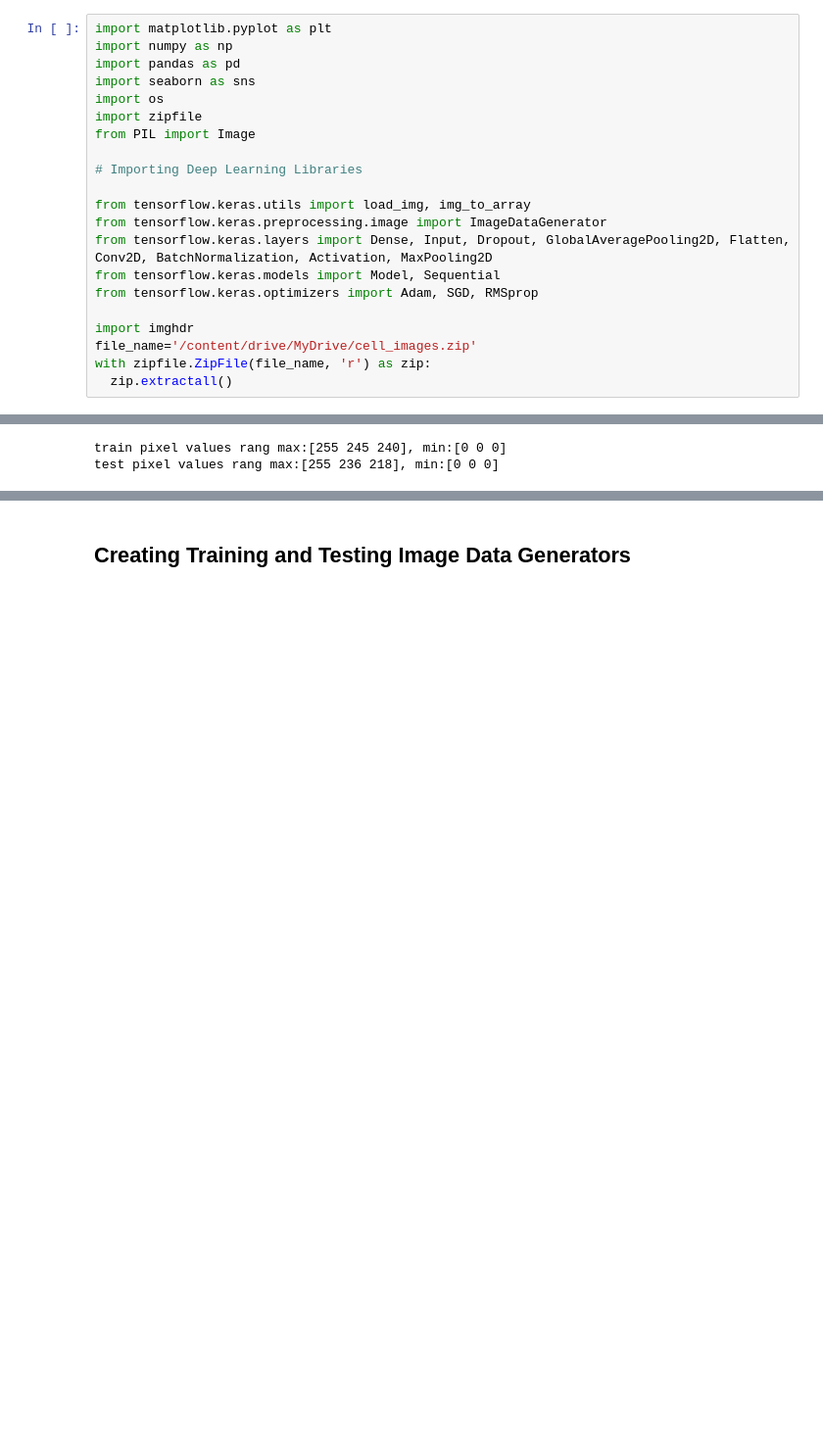
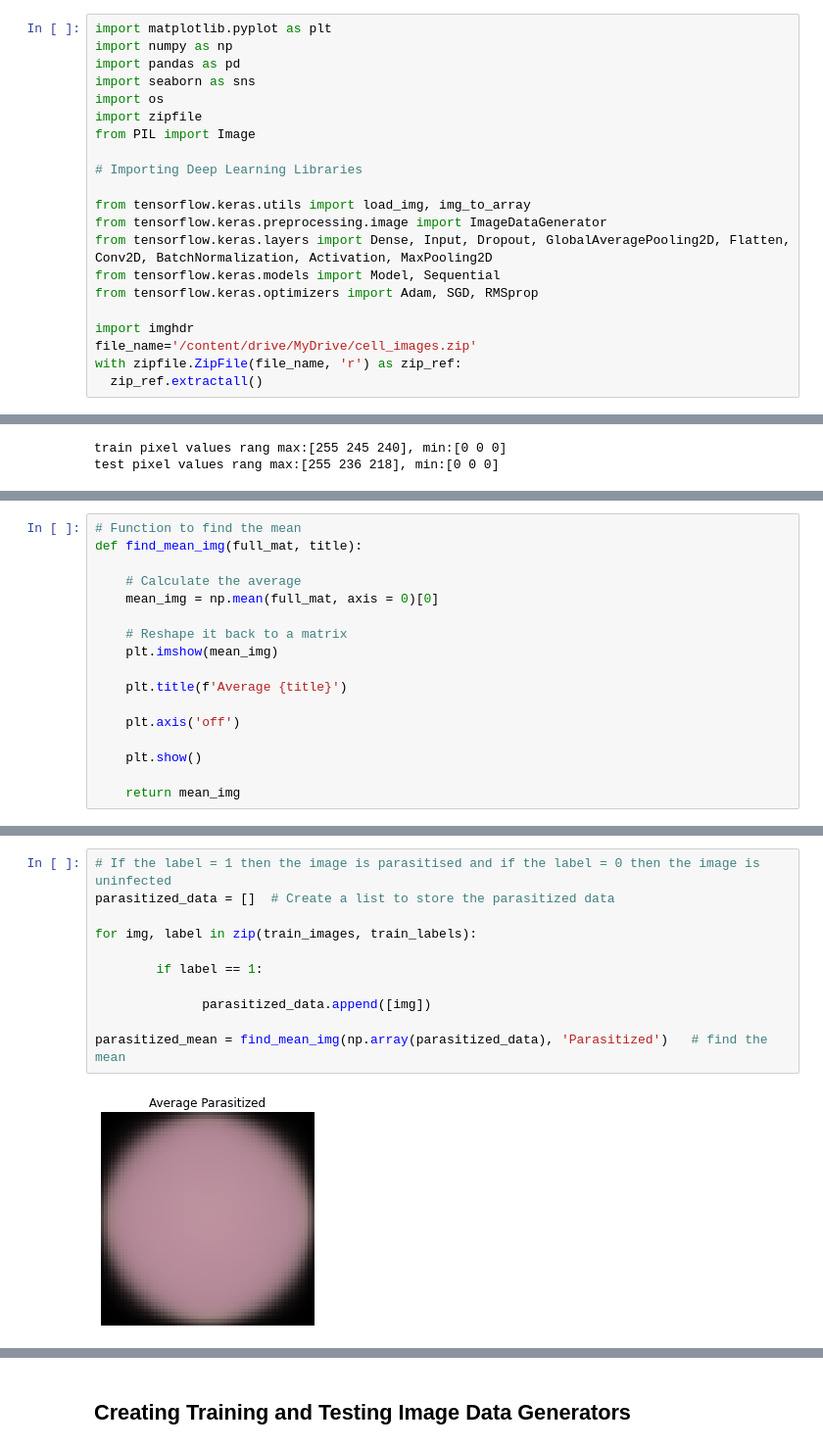
Before and after one commit to sunny722122/capitalstone_Proj_malaria_detection, a Jupyter notebook: Malaria_Detection.ipynb, the cells around one changed output, grey strips where cells are left out. Shown: that part at 98% size. Cells and saved outputs as stored; diff of their text form; blank space fills up the shorter version.

```diff
--- a/Malaria_Detection.ipynb
+++ b/Malaria_Detection.ipynb
@@ -136,8 +133,8 @@ from tensorflow.keras.optimizers import Adam, SGD, RMSprop
 
 import imghdr
 file_name='/content/drive/MyDrive/cell_images.zip'
-with zipfile.ZipFile(file_name, 'r') as zip:
-  zip.extractall()
+with zipfile.ZipFile(file_name, 'r') as zip_ref:
+  zip_ref.extractall()
 # %%
 picture_size = 48
 channels=3
@@ -319,0 +419,17 @@ test pixel values rang max:[255 236 218], min:[0 0 0]
+# %%
+# Function to find the mean
+def find_mean_img(full_mat, title):
+
+    # Calculate the average
+    mean_img = np.mean(full_mat, axis = 0)[0]
+
+    # Reshape it back to a matrix
+    plt.imshow(mean_img)
+
+    plt.title(f'Average {title}')
+
+    plt.axis('off')
+
+    plt.show()
+
+    return mean_img
@@ -319,0 +438,13 @@ test pixel values rang max:[255 236 218], min:[0 0 0]
+# %%
+# If the label = 1 then the image is parasitised and if the label = 0 then the image is uninfected
+parasitized_data = []  # Create a list to store the parasitized data
+
+for img, label in zip(train_images, train_labels):
+
+        if label == 1:
+
+              parasitized_data.append([img])
+
+parasitized_mean = find_mean_img(np.array(parasitized_data), 'Parasitized')   # find the mean
+# %% [output]
+[figure, added]
```
Also changed, not shown: parts of 42 cells of this notebook.
